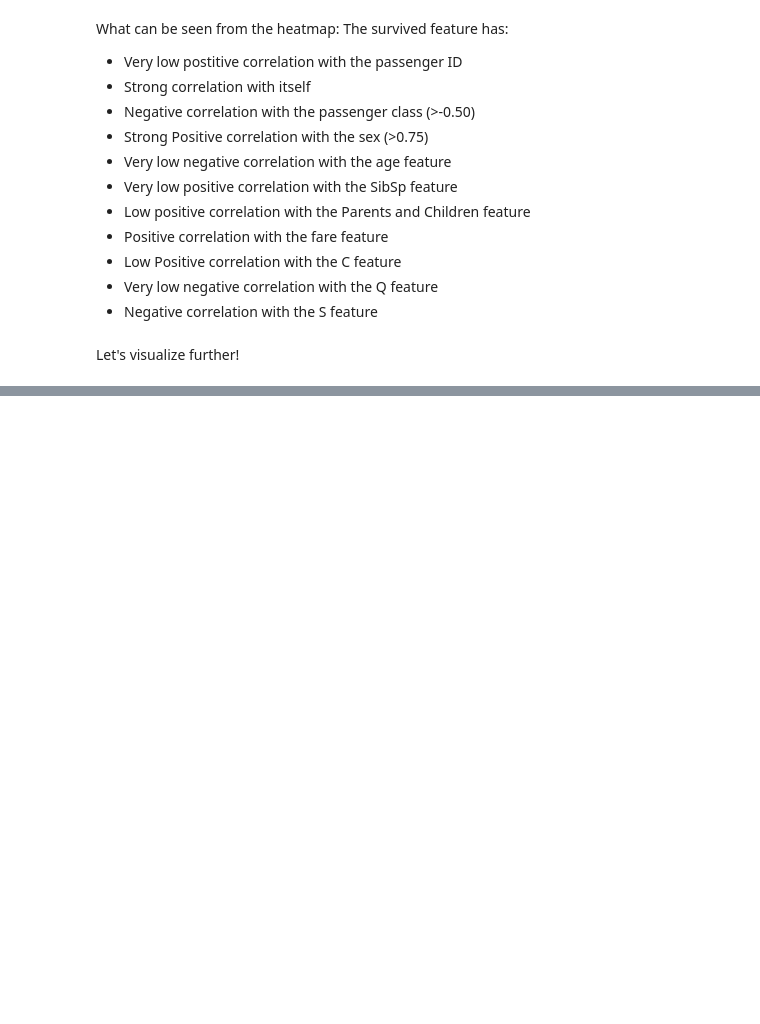
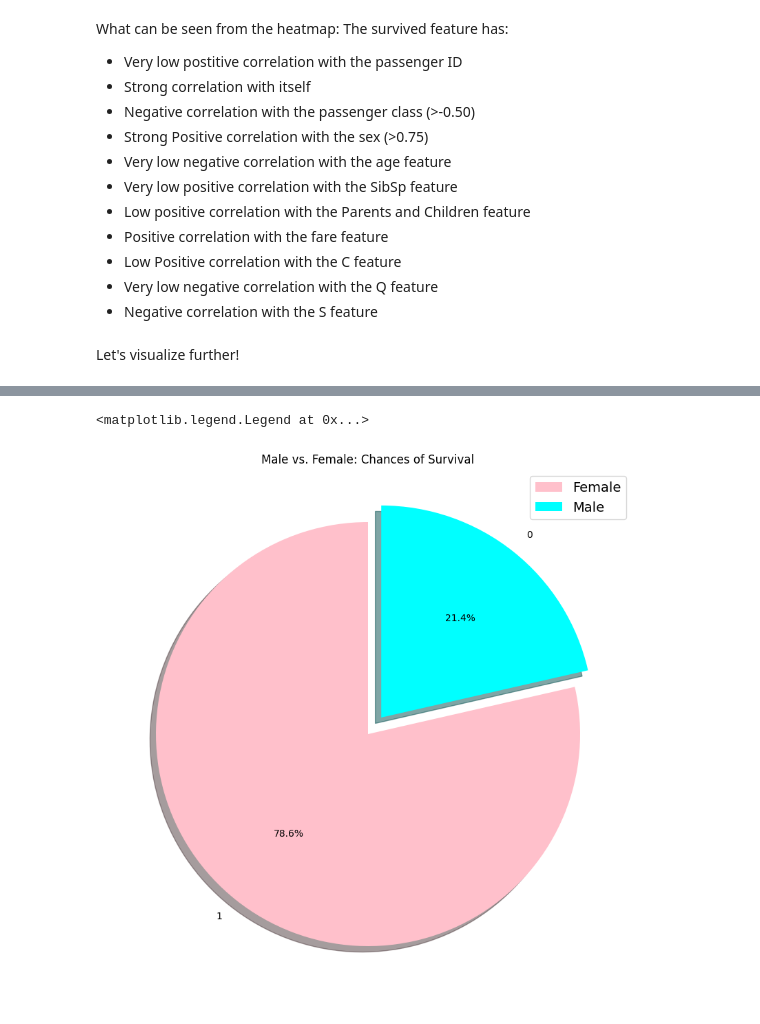
Before and after one commit to Abdullah-Nasir-Chowdhury/Titanic_DataAnalysisProject, a Jupyter notebook: intuition-on-the-titanic-dataset.ipynb, the cells around one changed output, grey strips where cells are left out. Saved outputs shown, nothing was run; the diff lists cells and outputs as text; code cells hidden in the pictures; blank space fills up the shorter version.

```diff
--- a/intuition-on-the-titanic-dataset.ipynb
+++ b/intuition-on-the-titanic-dataset.ipynb
@@ -469,0 +503,11 @@ join(other: 'DataFrame | Series | Iterable[DataFrame | Series]', on: 'IndexLabel
+# %%
+explode = (0, 0.1)
+plt.figure(figsize=(10,10))
+plt.pie(df11.Survived, labels=df11.Sex, autopct='%1.1f%%',
+      explode=explode, shadow=True, startangle=90,
+       colors=['pink','cyan'])
+plt.title('Male vs. Female: Chances of Survival')
+plt.legend(prop = {'size':14}, labels=['Female', 'Male'])
+# %% [output]
+<matplotlib.legend.Legend at 0x...>
+[figure, added]
```
Also changed, not shown: parts of 48 cells of this notebook.
